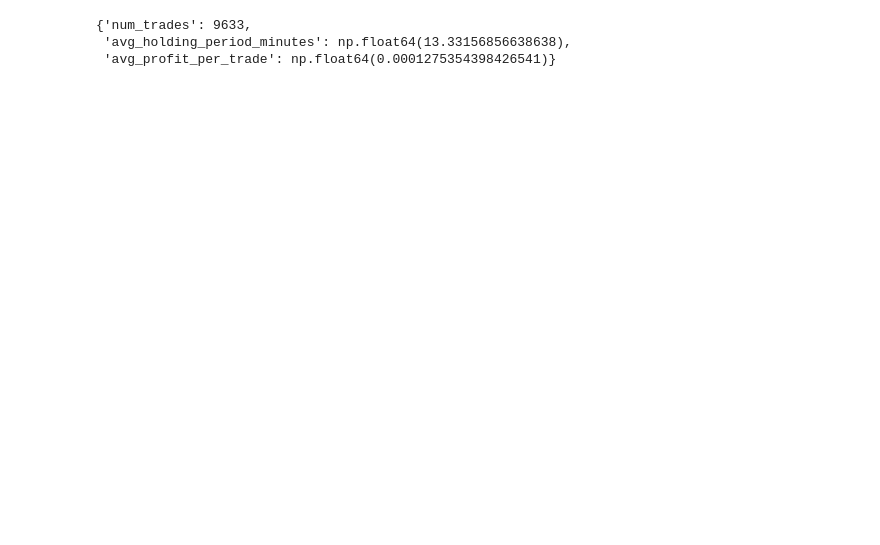
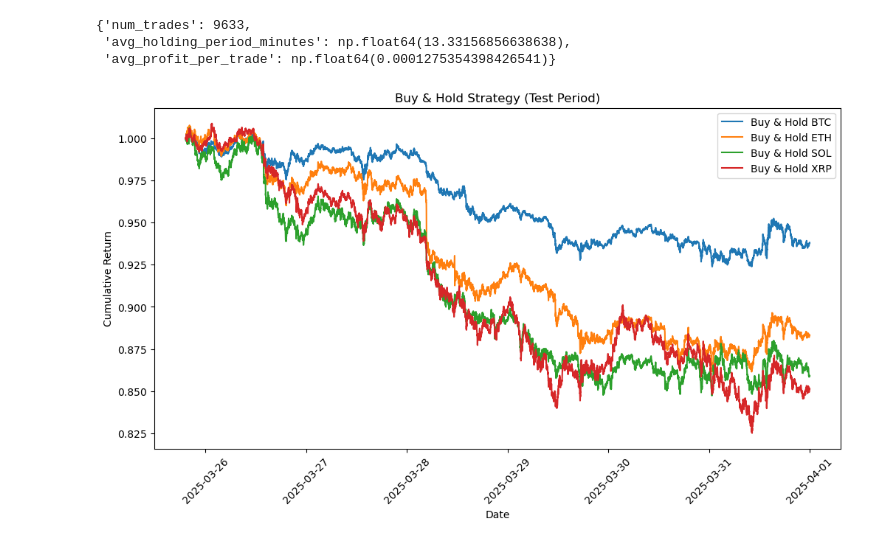
Before and after one commit to onepersonhere/4211-project, a Jupyter notebook: crypto/improved_model.ipynb, the cells around one changed output. Saved outputs shown, nothing was run; the diff lists cells and outputs as text; code cells hidden in the pictures; blank space fills up the shorter version.

```diff
--- a/crypto/improved_model.ipynb
+++ b/crypto/improved_model.ipynb
@@ -44,13 +44,17 @@ def load_and_preprocess_data(file_path, sentiment=sentiment):
     df['Datetime'] = df['Date']
     df['Datetime'] = pd.to_datetime(df['Datetime'])
     df.sort_values(['Token', 'Datetime'], inplace=True)
+    dates = list(df['Datetime'].copy()) # Maintain list of minute indices
     # Prepare crypto data date column
     df['Datetime'] = df['Datetime'].dt.normalize()
     df['Datetime'] = df['Datetime'].dt.tz_localize(None)
 
     # Merge daily sentiment into intraday stock data
-    df = pd.merge(df, sentiment, how='left', on=['Datetime', 'Token'])
+    df = df.merge(sentiment, how='left', on=['Datetime', 'Token'])
 
+    # then assign back the original datetime column
+    df['Datetime'] = dates
+    df['Datetime'] = pd.to_datetime(df['Datetime'])
     # Fill any missing sentiment values with neutral (0)
     df['Sentiment'] = df['Sentiment'].fillna(0)
 
@@ -64,8 +68,7 @@ def load_and_preprocess_data(file_path, sentiment=sentiment):
 
 # Prepare sequences for LSTM training
 def prepare_sequences(df, feature_cols, sequence_length=20):
-    #feature_scaler = RobustScaler()
-    #return_scaler = RobustScaler()
+
     feature_scaler = MinMaxScaler(feature_range=(0, 1))
     return_scaler = MinMaxScaler(feature_range=(0, 1))
 
@@ -1063,3 +1167,8 @@ calculate_trade_metrics(all_trades_val_df)
 {'num_trades': 9633,
  'avg_holding_period_minutes': np.float64(13.33156856638638),
  'avg_profit_per_trade': np.float64(0.0001275354398426541)}
+# %%
+# Plot the Buy & Hold strategy for the test period
+plot_buy_and_hold_test_period(validation)
+# %% [output]
+[figure, added]
```
Also changed, not shown: parts of 16 cells of this notebook, 7 other files.
